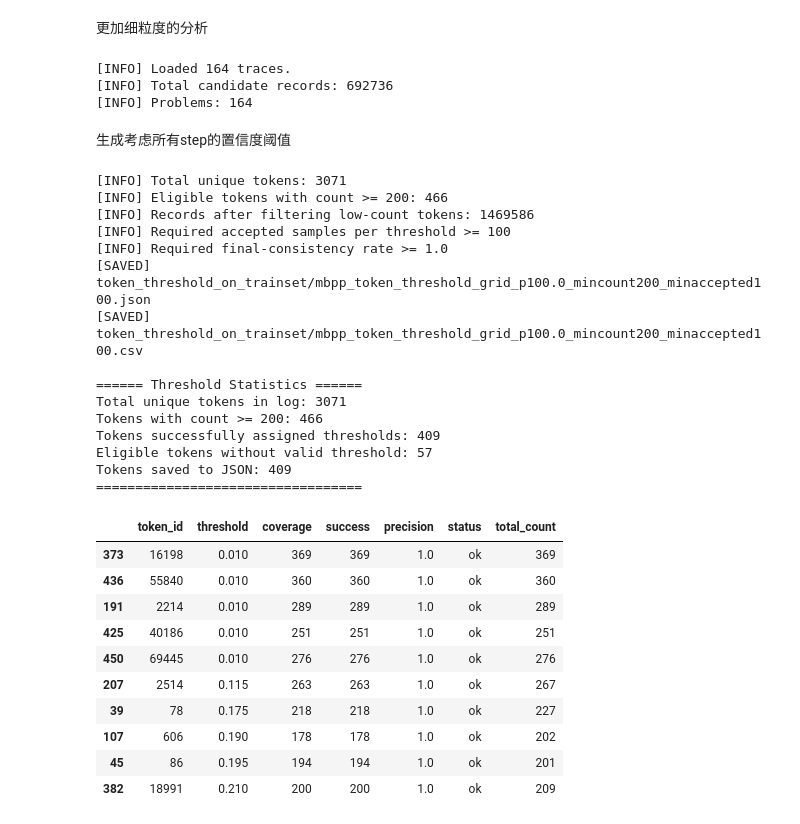
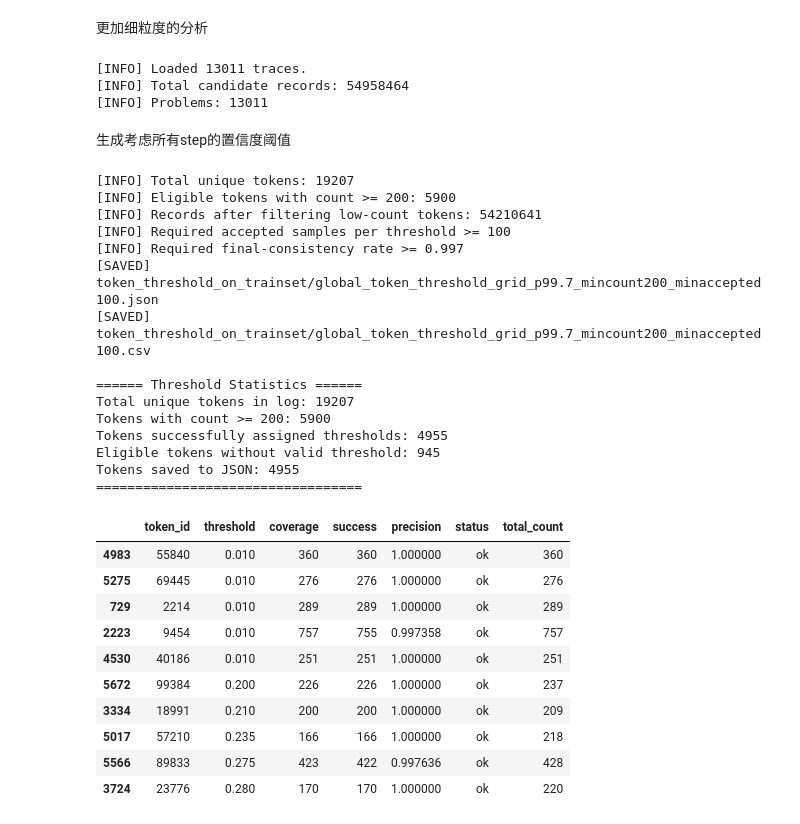
Before and after one commit to duterscmy/Prophet, a Jupyter notebook: analysis_confidence.ipynb, the cells around one changed output. Saved outputs shown, nothing was run; the diff lists cells and outputs as text; code cells hidden in the pictures.

```diff
--- a/analysis_confidence.ipynb
+++ b/analysis_confidence.ipynb
@@ -1317,7 +1317,7 @@ import matplotlib.pyplot as plt
 # =========================
 # Config
 # =========================
-log_file = "/Users/mc03002/Documents/Prophet/logs/humaneval_standard-len256-block32.log"
+log_file = "logs/global_calibration.log"
 
 # 读取多少个问题；None 表示全读，但大日志会很慢
 max_problems = None
@@ -1500,9 +1500,9 @@ all_df = add_confidence_bins(all_df, bins=bins)
 # display(all_df.head())
 # print(all_df[["confidence", "final_consistent"]].describe())
 # %% [output]
-[INFO] Loaded 164 traces.
-[INFO] Total candidate records: 692736
-[INFO] Problems: 164
+[INFO] Loaded 13011 traces.
+[INFO] Total candidate records: 54958464
+[INFO] Problems: 13011
 # %%
 overall_stats = compute_bin_stats(all_df, ["conf_bin", "conf_bin_mid"])
 
@@ -2350,13 +2350,13 @@ from pathlib import Path
 # =========================
 # Config
 # =========================
-target_precision = 1.0
+target_precision = 0.997
 
 # token 总出现次数至少多少，才尝试计算 token-specific threshold
-min_count = 100
+min_count = 200
 
 # 在某个 threshold 以上，accepted samples 至少多少，才认为这个 threshold 有统计意义
-min_accepted = 50
+min_accepted = 100
 
 threshold_start = 1.0
 threshold_end = 0.01
@@ -2374,7 +2374,7 @@ else:
     raise ValueError("Cannot find final_consistent / is_final_consistent column.")
 
 out_dir = Path("token_threshold_on_trainset")
-task_name = "humaneval"
+task_name = "global"
 out_dir.mkdir(parents=True, exist_ok=True)
 
 
@@ -2524,51 +2524,51 @@ with json_path.open("w", encoding="utf-8") as f:
 threshold_stats.to_csv(csv_path, index=False)
 
 print(f"[SAVED] {json_path}")
 print(f"[SAVED] {csv_path}")
 print()
 
 num_total_unique = all_df[token_col].nunique()
 num_eligible = (threshold_stats["total_count"] >= min_count).sum()
 num_success = (threshold_stats["status"] == "ok").sum()
 num_no_valid = (threshold_stats["status"] == "fallback_no_valid_threshold").sum()
 
 print("====== Threshold Statistics ======")
 print(f"Total unique tokens in log: {num_total_unique}")
 print(f"Tokens with count >= {min_count}: {num_eligible}")
 print(f"Tokens successfully assigned thresholds: {num_success}")
 print(f"Eligible tokens without valid threshold: {num_no_valid}")
 print(f"Tokens saved to JSON: {len(threshold_dict)}")
 print("==================================")
 
 display(
     threshold_stats[threshold_stats["status"] == "ok"]
     .sort_values("threshold", ascending=True)
     .head(10)
 )
 # %% [output]
-[INFO] Total unique tokens: 3071
-[INFO] Eligible tokens with count >= 200: 466
-[INFO] Records after filtering low-count tokens: 1469586
+[INFO] Total unique tokens: 19207
+[INFO] Eligible tokens with count >= 200: 5900
+[INFO] Records after filtering low-count tokens: 54210641
 [INFO] Required accepted samples per threshold >= 100
-[INFO] Required final-consistency rate >= 1.0
-[SAVED] token_threshold_on_trainset/mbpp_token_threshold_grid_p100.0_mincount200_minaccepted100.json
-[SAVED] token_threshold_on_trainset/mbpp_token_threshold_grid_p100.0_mincount200_minaccepted100.csv
+[INFO] Required final-consistency rate >= 0.997
+[SAVED] token_threshold_on_trainset/global_token_threshold_grid_p99.7_mincount200_minaccepted100.json
+[SAVED] token_threshold_on_trainset/global_token_threshold_grid_p99.7_mincount200_minaccepted100.csv
 
 ====== Threshold Statistics ======
-Total unique tokens in log: 3071
-Tokens with count >= 200: 466
-Tokens successfully assigned thresholds: 409
-Eligible tokens without valid threshold: 57
-Tokens saved to JSON: 409
+Total unique tokens in log: 19207
+Tokens with count >= 200: 5900
+Tokens successfully assigned thresholds: 4955
+Eligible tokens without valid threshold: 945
+Tokens saved to JSON: 4955
 ==================================
 |  | token_id | threshold | coverage | success | precision | status | total_count |
-| 373 | 16198 | 0.010 | 369 | 369 | 1.0 | ok | 369 |
-| 436 | 55840 | 0.010 | 360 | 360 | 1.0 | ok | 360 |
-| 191 | 2214 | 0.010 | 289 | 289 | 1.0 | ok | 289 |
-| 425 | 40186 | 0.010 | 251 | 251 | 1.0 | ok | 251 |
-| 450 | 69445 | 0.010 | 276 | 276 | 1.0 | ok | 276 |
-| 207 | 2514 | 0.115 | 263 | 263 | 1.0 | ok | 267 |
-| 39 | 78 | 0.175 | 218 | 218 | 1.0 | ok | 227 |
-| 107 | 606 | 0.190 | 178 | 178 | 1.0 | ok | 202 |
-| 45 | 86 | 0.195 | 194 | 194 | 1.0 | ok | 201 |
-| 382 | 18991 | 0.210 | 200 | 200 | 1.0 | ok | 209 |
+| 4983 | 55840 | 0.010 | 360 | 360 | 1.000000 | ok | 360 |
+| 5275 | 69445 | 0.010 | 276 | 276 | 1.000000 | ok | 276 |
+| 729 | 2214 | 0.010 | 289 | 289 | 1.000000 | ok | 289 |
+| 2223 | 9454 | 0.010 | 757 | 755 | 0.997358 | ok | 757 |
+| 4530 | 40186 | 0.010 | 251 | 251 | 1.000000 | ok | 251 |
+| 5672 | 99384 | 0.200 | 226 | 226 | 1.000000 | ok | 237 |
+| 3334 | 18991 | 0.210 | 200 | 200 | 1.000000 | ok | 209 |
+| 5017 | 57210 | 0.235 | 166 | 166 | 1.000000 | ok | 218 |
+| 5566 | 89833 | 0.275 | 423 | 422 | 0.997636 | ok | 428 |
+| 3724 | 23776 | 0.280 | 170 | 170 | 1.000000 | ok | 220 |
```
Also changed, not shown: 5 other files.
